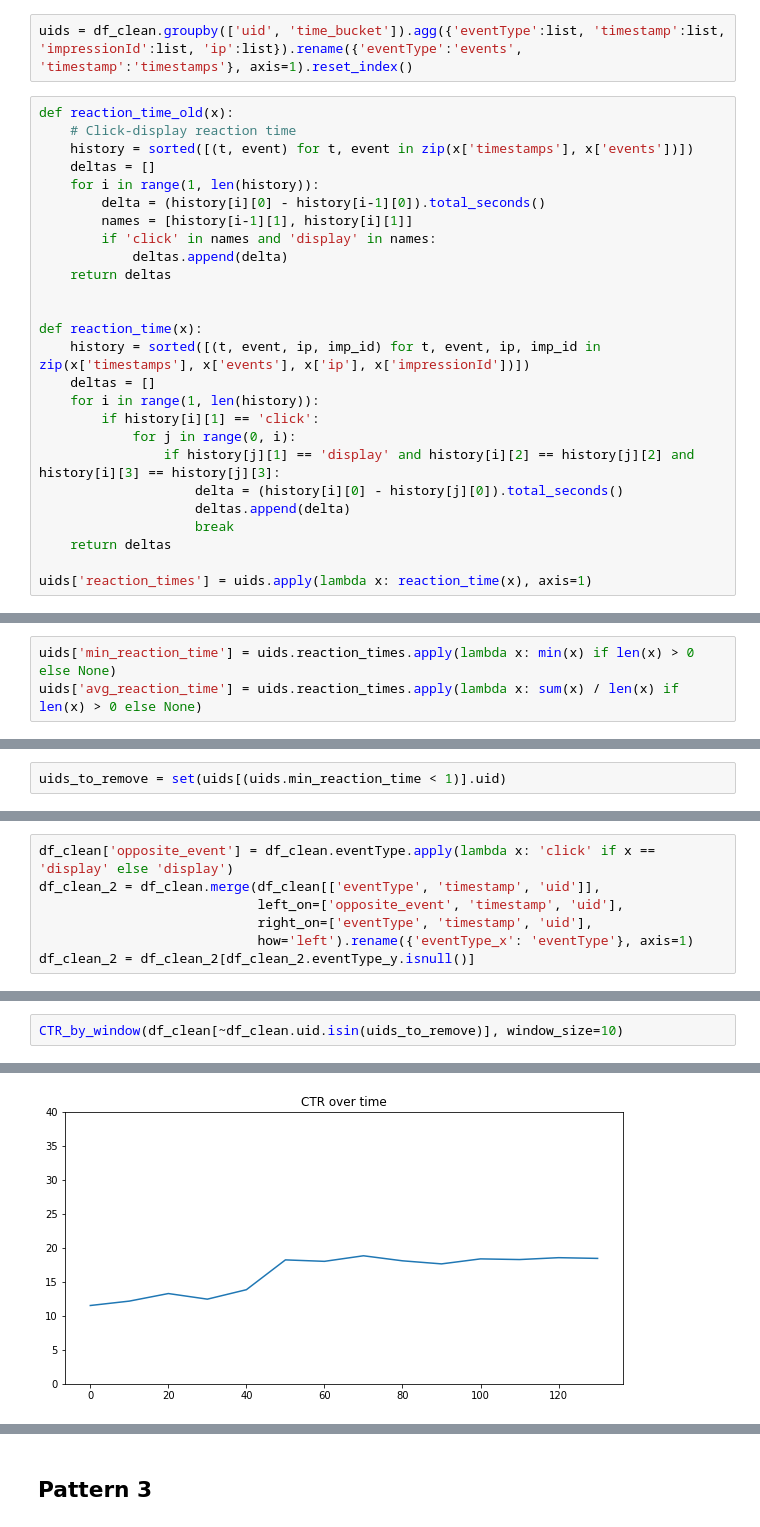
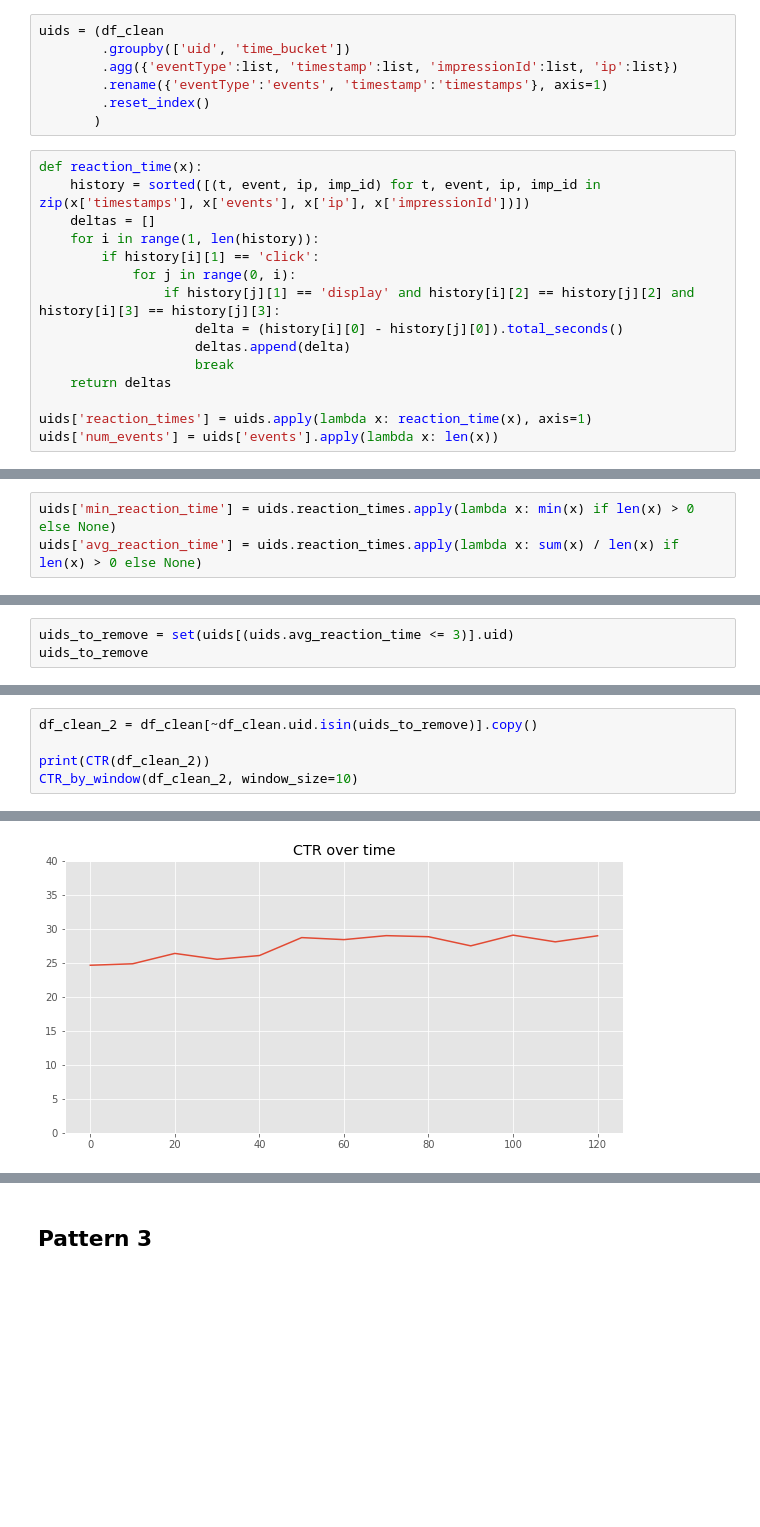
Before and after one commit to vesran/AdFraud-detector, a Jupyter notebook: analysis/Analysis.ipynb, the cells around one changed output, grey strips where cells are left out. Cells and saved outputs as stored; diff of their text form; blank space fills up the shorter version.

Commit message:
clean notebook

```diff
--- a/analysis/Analysis.ipynb
+++ b/analysis/Analysis.ipynb
@@ -158,20 +203,13 @@ plot_click_display(df_clean)
 # %% [markdown]
 ## Pattern 2
 # %%
-uids = df_clean.groupby(['uid', 'time_bucket']).agg({'eventType':list, 'timestamp':list, 'impressionId':list, 'ip':list}).rename({'eventType':'events', 'timestamp':'timestamps'}, axis=1).reset_index()
+uids = (df_clean
+        .groupby(['uid', 'time_bucket'])
+        .agg({'eventType':list, 'timestamp':list, 'impressionId':list, 'ip':list})
+        .rename({'eventType':'events', 'timestamp':'timestamps'}, axis=1)
+        .reset_index()
+       )
 # %%
-def reaction_time_old(x):
-    # Click-display reaction time
-    history = sorted([(t, event) for t, event in zip(x['timestamps'], x['events'])])
-    deltas = []
-    for i in range(1, len(history)):
-        delta = (history[i][0] - history[i-1][0]).total_seconds()
-        names = [history[i-1][1], history[i][1]]
-        if 'click' in names and 'display' in names:
-            deltas.append(delta)
-    return deltas
-
-
 def reaction_time(x):
     history = sorted([(t, event, ip, imp_id) for t, event, ip, imp_id in zip(x['timestamps'], x['events'], x['ip'], x['impressionId'])])
     deltas = []
@@ -185,3 +223,4 @@ def reaction_time(x):
     return deltas
 
 uids['reaction_times'] = uids.apply(lambda x: reaction_time(x), axis=1)
+uids['num_events'] = uids['events'].apply(lambda x: len(x))
@@ -216,2 +245,3 @@ sns.histplot(uids.min_reaction_time, bins=np.arange(0, 10, 1))
 # %%
-uids_to_remove = set(uids[(uids.min_reaction_time < 1)].uid)
+uids_to_remove = set(uids[(uids.avg_reaction_time <= 3)].uid)
+uids_to_remove
@@ -222,7 +252,0 @@ set()
-# %%
-df_clean['opposite_event'] = df_clean.eventType.apply(lambda x: 'click' if x == 'display' else 'display')
-df_clean_2 = df_clean.merge(df_clean[['eventType', 'timestamp', 'uid']],
-                            left_on=['opposite_event', 'timestamp', 'uid'],
-                            right_on=['eventType', 'timestamp', 'uid'],
-                            how='left').rename({'eventType_x': 'eventType'}, axis=1)
-df_clean_2 = df_clean_2[df_clean_2.eventType_y.isnull()]
@@ -233,3 +253,6 @@ df_clean_2[df_clean_2['eventType_y'].notnull()]
 # %%
-CTR_by_window(df_clean[~df_clean.uid.isin(uids_to_remove)], window_size=10)
+df_clean_2 = df_clean[~df_clean.uid.isin(uids_to_remove)].copy()
+
+print(CTR(df_clean_2))
+CTR_by_window(df_clean_2, window_size=10)
 # %% [output]
@@ -236 +261 @@ CTR_by_window(df_clean[~df_clean.uid.isin(uids_to_remove)], window_size=10)
-[figure, old version]
+[figure, new version]
```
Also changed, not shown: parts of 56 cells of this notebook.
